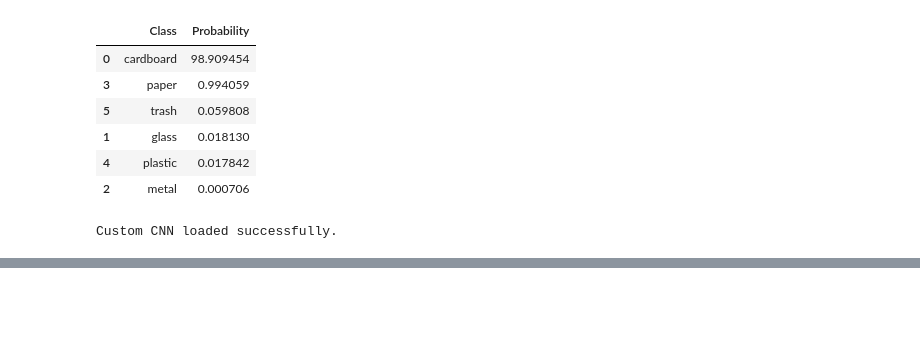
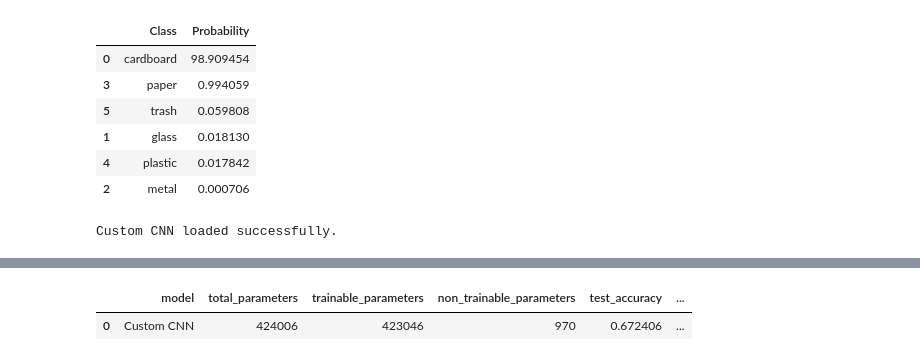
Before and after one commit to EMNIPUN/SE4050-Automatic-Waste-Classification, a Jupyter notebook: notebooks/02_CNN.ipynb, the cells around one changed output, grey strips where cells are left out. Saved outputs shown, nothing was run; the diff lists cells and outputs as text; code cells hidden in the pictures; blank space fills up the shorter version.

```diff
--- a/notebooks/02_CNN.ipynb
+++ b/notebooks/02_CNN.ipynb
@@ -898,3 +897,17 @@ def handle_upload(change):
         display(probability_df)
 # %%
 upload.observe(handle_upload, names="value")
+# %%
+RESULTS_PATH = (
+    PROJECT_ROOT
+    / "results"
+    / "metrics"
+    / "custom_cnn_results.csv"
+)
+
+cnn_results = pd.read_csv(RESULTS_PATH)
+
+display(cnn_results)
+# %% [output]
+|  | model | total_parameters | trainable_parameters | non_trainable_parameters | test_accuracy | ... |
+| 0 | Custom CNN | 424006 | 423046 | 970 | 0.672406 | ... |
```
Also changed, not shown: parts of 2 cells of this notebook, 3 other files.
